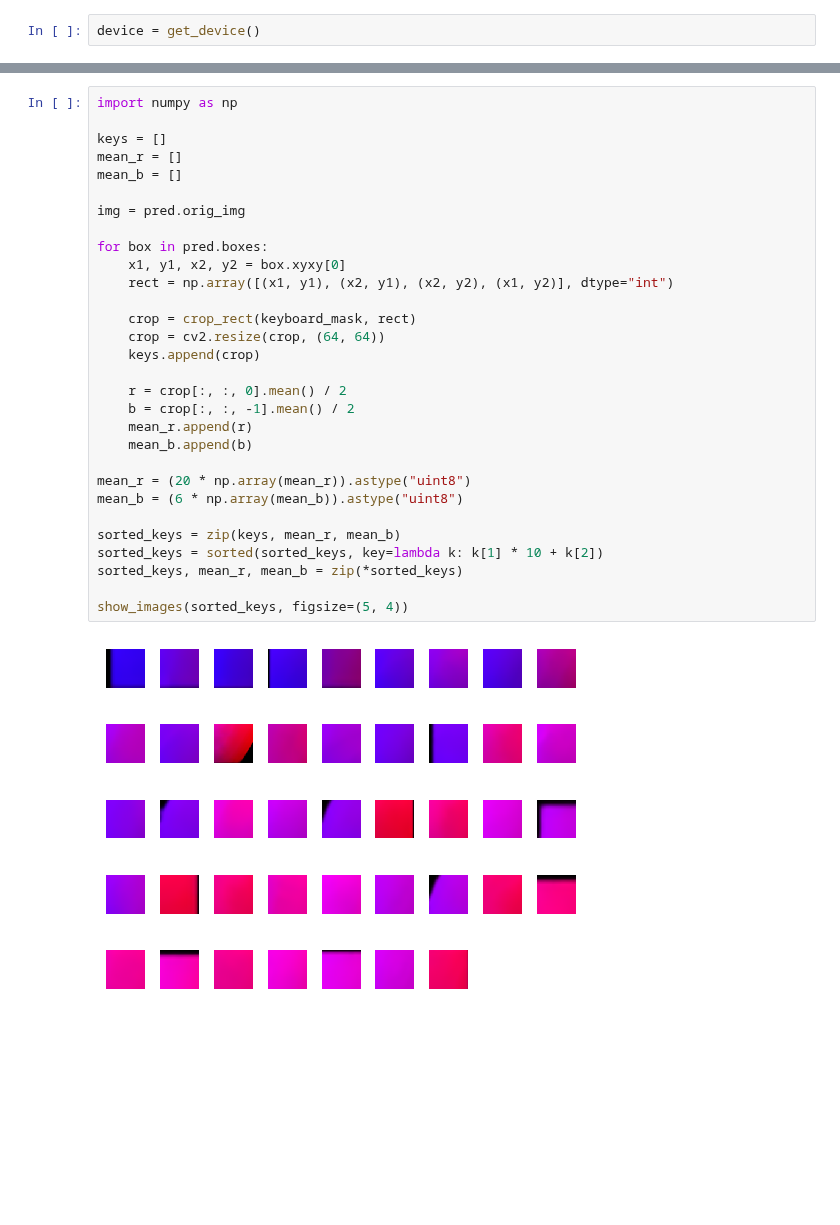
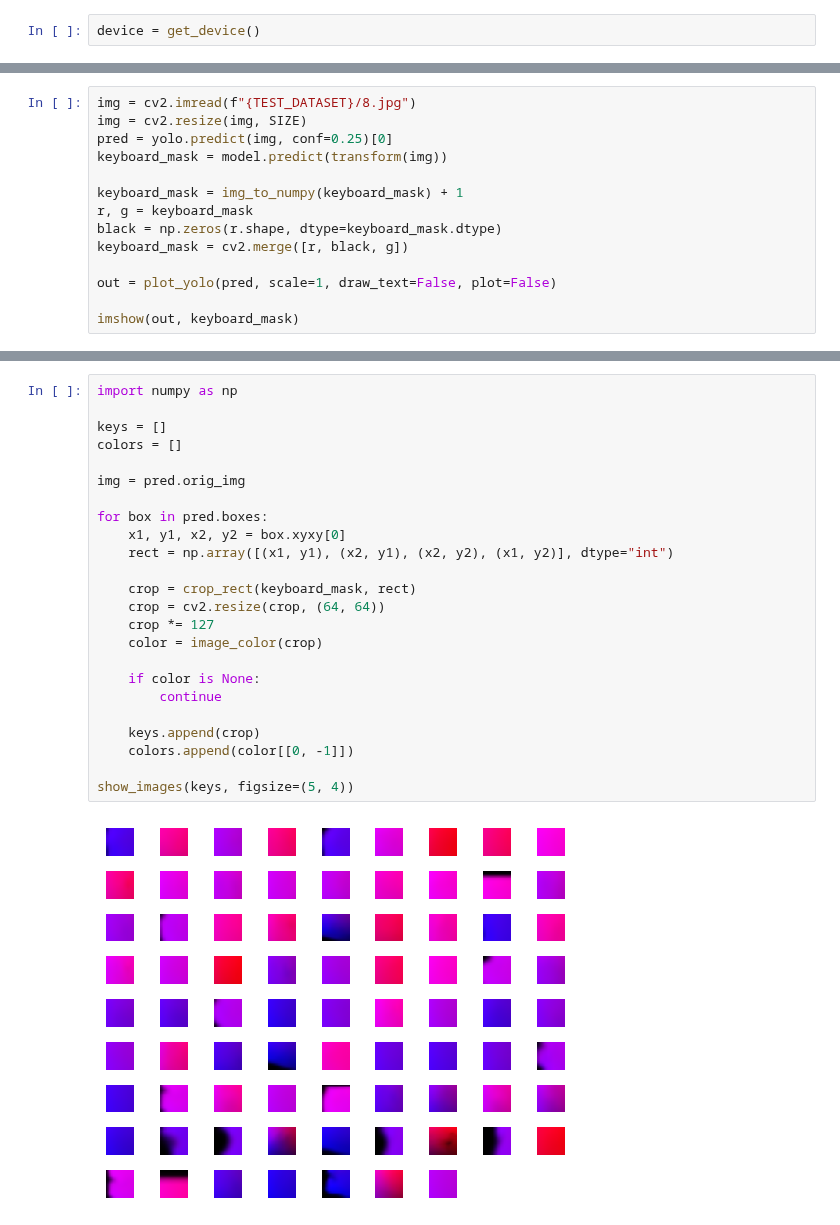
Before and after one commit to umrover/keyboard-detection, a Jupyter notebook: models/inference-texcoords.ipynb, the cells around one changed output, grey strips where cells are left out. Drawn from its saved outputs; the diff is of its cells as text; blank space fills up the shorter version.

Commit message:
New plot_predictions() function

```diff
--- a/models/inference-texcoords.ipynb
+++ b/models/inference-texcoords.ipynb
@@ -82,0 +55,14 @@ Speed: 0.0ms preprocess, 17.8ms inference, 0.6ms postprocess per image at shape
+# %%
+img = cv2.imread(f"{TEST_DATASET}/8.jpg")
+img = cv2.resize(img, SIZE)
+pred = yolo.predict(img, conf=0.25)[0]
+keyboard_mask = model.predict(transform(img))
+
+keyboard_mask = img_to_numpy(keyboard_mask) + 1
+r, g = keyboard_mask
+black = np.zeros(r.shape, dtype=keyboard_mask.dtype)
+keyboard_mask = cv2.merge([r, black, g])
+
+out = plot_yolo(pred, scale=1, draw_text=False, plot=False)
+
+imshow(out, keyboard_mask)
@@ -83,32 +73,26 @@ Speed: 0.0ms preprocess, 17.8ms inference, 0.6ms postprocess per image at shape
 # %%
 import numpy as np
 
 keys = []
-mean_r = []
-mean_b = []
+colors = []
 
 img = pred.orig_img
 
 for box in pred.boxes:
     x1, y1, x2, y2 = box.xyxy[0]
     rect = np.array([(x1, y1), (x2, y1), (x2, y2), (x1, y2)], dtype="int")
 
     crop = crop_rect(keyboard_mask, rect)
     crop = cv2.resize(crop, (64, 64))
+    crop *= 127
+    color = image_color(crop)
+
+    if color is None:
+        continue
+
     keys.append(crop)
+    colors.append(color[[0, -1]])
 
-    r = crop[:, :, 0].mean() / 2
-    b = crop[:, :, -1].mean() / 2
-    mean_r.append(r)
-    mean_b.append(b)
-
-mean_r = (20 * np.array(mean_r)).astype("uint8")
-mean_b = (6 * np.array(mean_b)).astype("uint8")
-
-sorted_keys = zip(keys, mean_r, mean_b)
-sorted_keys = sorted(sorted_keys, key=lambda k: k[1] * 10 + k[2])
-sorted_keys, mean_r, mean_b = zip(*sorted_keys)
-
-show_images(sorted_keys, figsize=(5, 4))
+show_images(keys, figsize=(5, 4))
 # %% [output]
-[figure, old version]
+[figure, new version]
```
Also changed, not shown: parts of 10 cells of this notebook, 1 other file.
